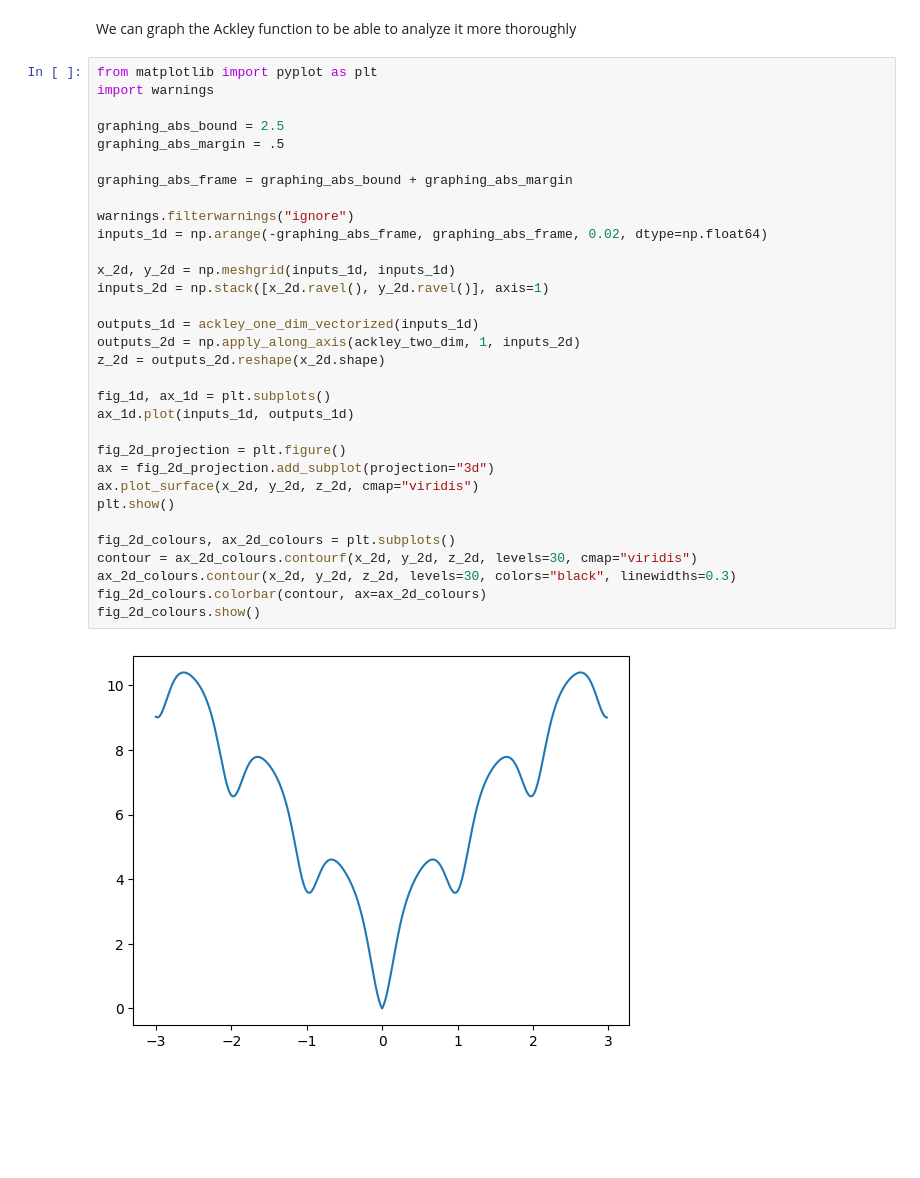
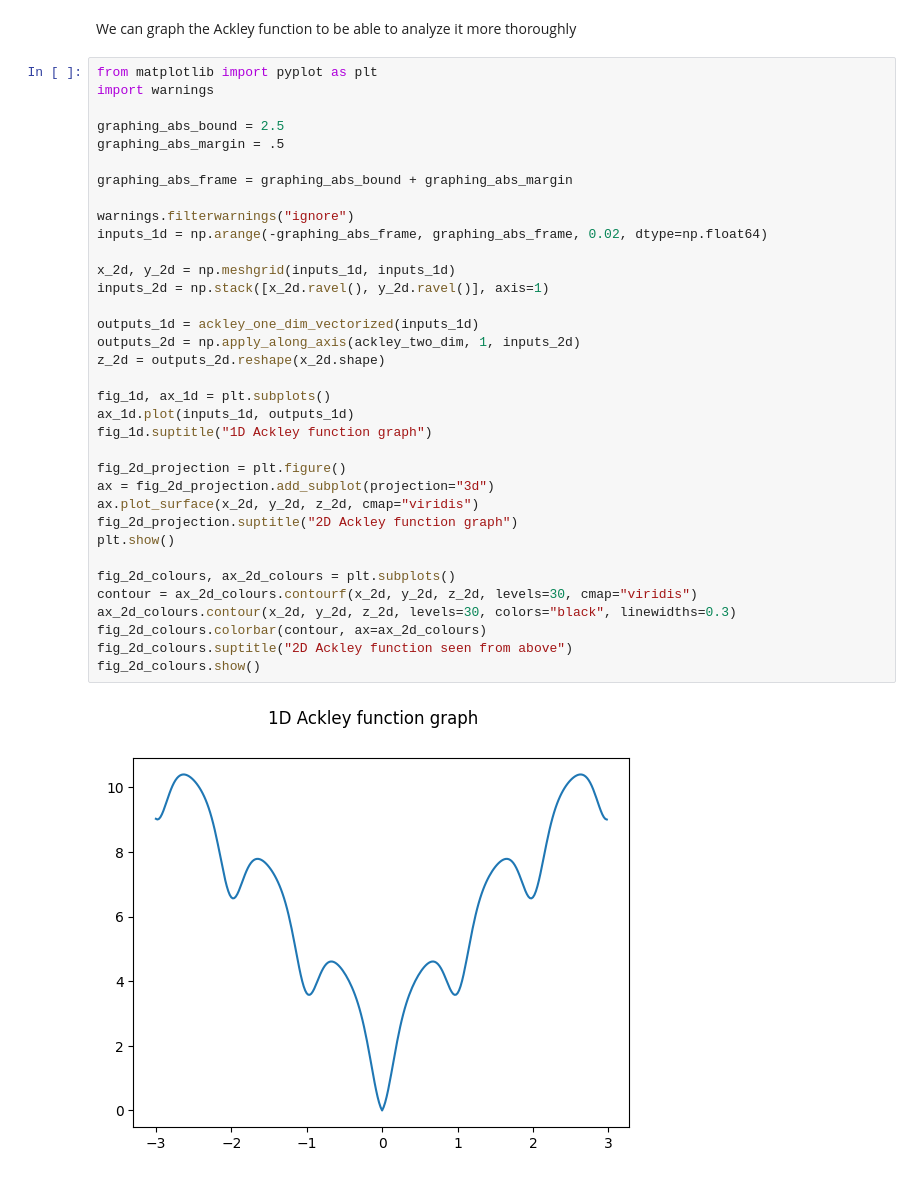
Before and after one commit to pitkwiecien/MachineLearning, a Jupyter notebook: GradientDescent/GradientDescent.ipynb, the cells around one changed output. Cells and saved outputs as stored; diff of their text form; blank space fills up the shorter version.

Commit message:
Added multiple graphs, fixed gradient

```diff
--- a/GradientDescent/GradientDescent.ipynb
+++ b/GradientDescent/GradientDescent.ipynb
@@ -71,31 +100,34 @@ import warnings
 
 graphing_abs_bound = 2.5
 graphing_abs_margin = .5
 
 graphing_abs_frame = graphing_abs_bound + graphing_abs_margin
 
 warnings.filterwarnings("ignore")
 inputs_1d = np.arange(-graphing_abs_frame, graphing_abs_frame, 0.02, dtype=np.float64)
 
 x_2d, y_2d = np.meshgrid(inputs_1d, inputs_1d)
 inputs_2d = np.stack([x_2d.ravel(), y_2d.ravel()], axis=1)
 
 outputs_1d = ackley_one_dim_vectorized(inputs_1d)
 outputs_2d = np.apply_along_axis(ackley_two_dim, 1, inputs_2d)
 z_2d = outputs_2d.reshape(x_2d.shape)
 
 fig_1d, ax_1d = plt.subplots()
 ax_1d.plot(inputs_1d, outputs_1d)
+fig_1d.suptitle("1D Ackley function graph")
 
 fig_2d_projection = plt.figure()
 ax = fig_2d_projection.add_subplot(projection="3d")
 ax.plot_surface(x_2d, y_2d, z_2d, cmap="viridis")
+fig_2d_projection.suptitle("2D Ackley function graph")
 plt.show()
 
 fig_2d_colours, ax_2d_colours = plt.subplots()
 contour = ax_2d_colours.contourf(x_2d, y_2d, z_2d, levels=30, cmap="viridis")
 ax_2d_colours.contour(x_2d, y_2d, z_2d, levels=30, colors="black", linewidths=0.3)
 fig_2d_colours.colorbar(contour, ax=ax_2d_colours)
+fig_2d_colours.suptitle("2D Ackley function seen from above")
 fig_2d_colours.show()
 # %% [output]
-[figure, old version]
+[figure, new version]
```
Also changed, not shown: parts of 35 cells of this notebook.
